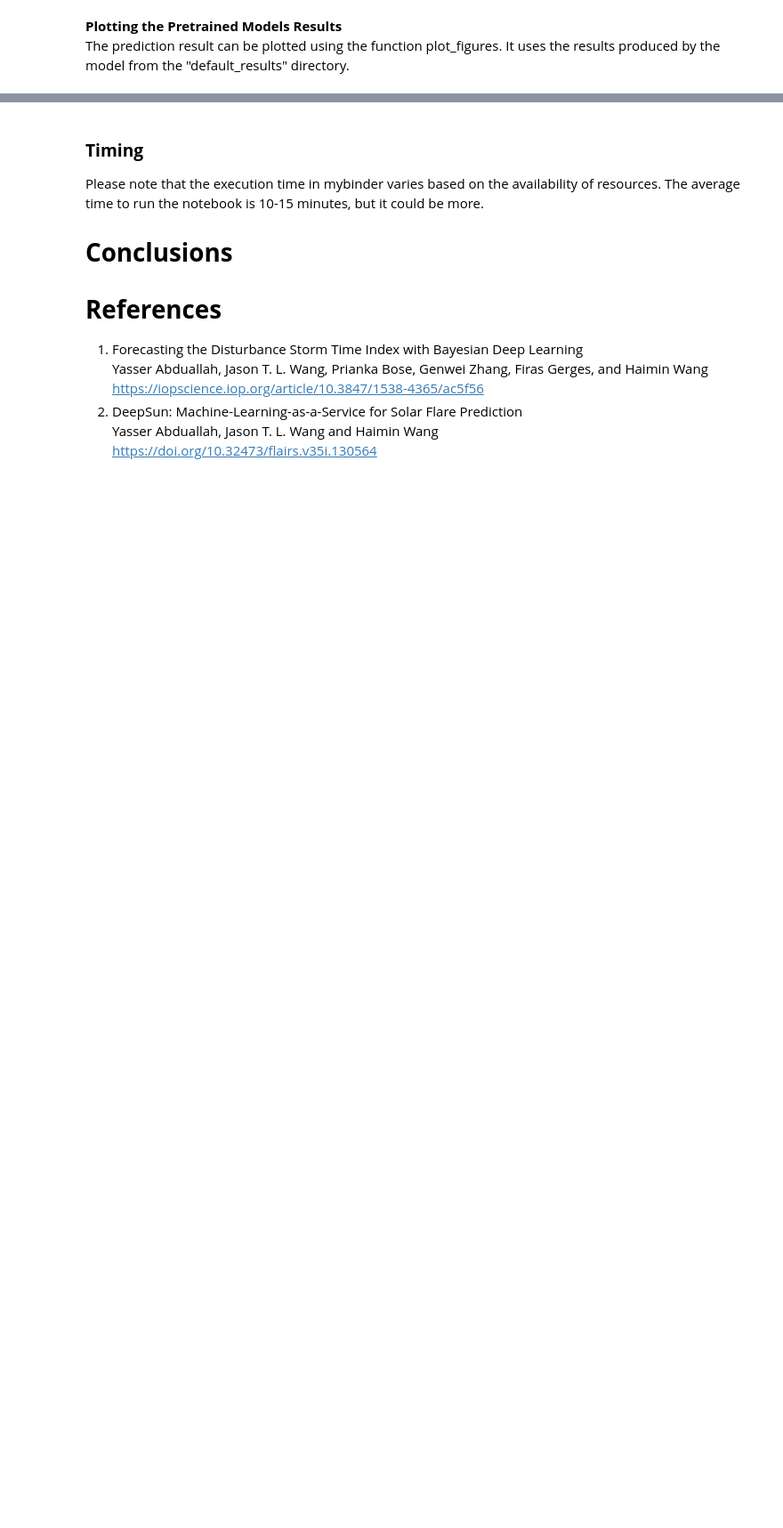
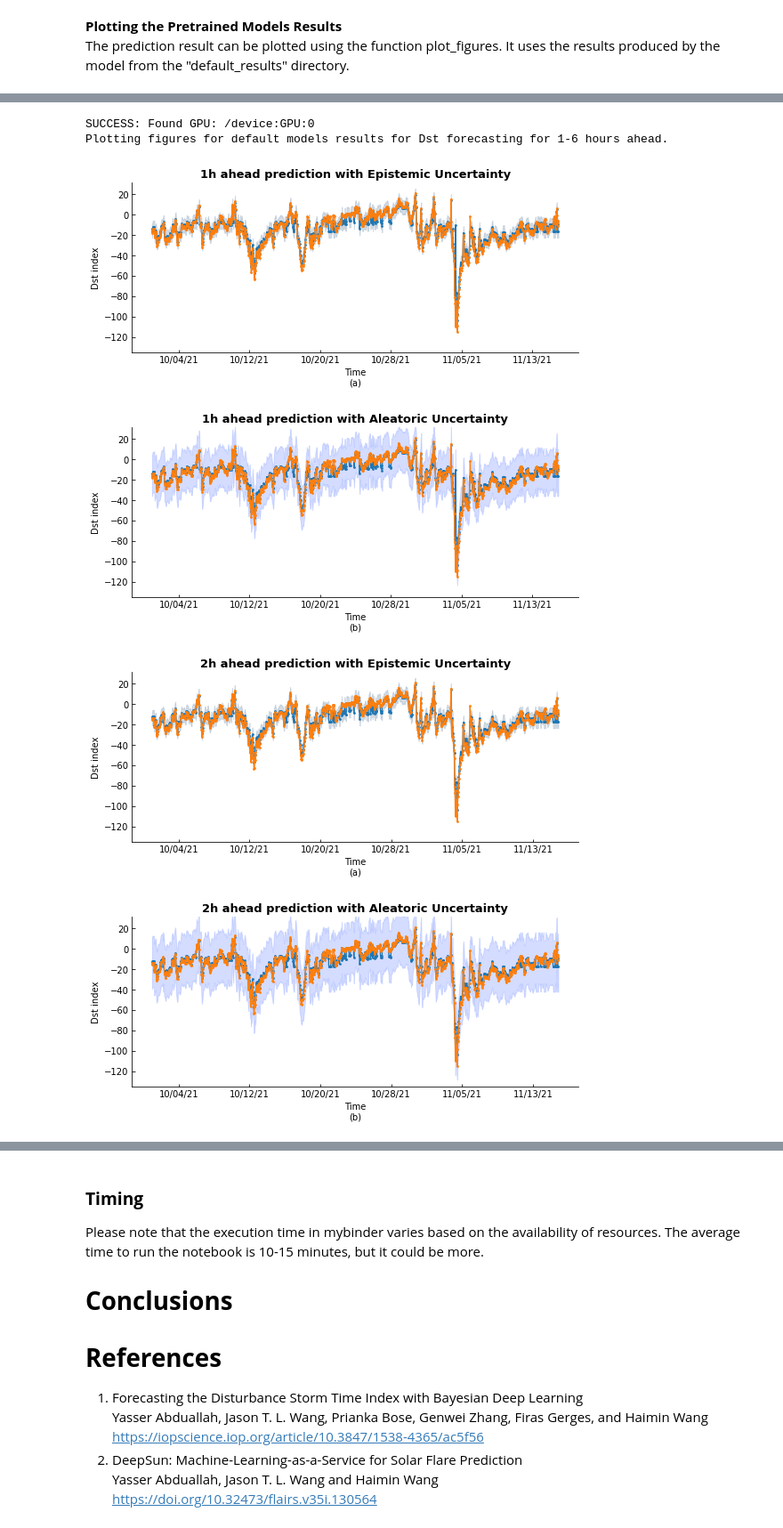
Before and after one commit to ccsc-tools/Dst-prediction, a Jupyter notebook: YA_01_ForecastingDstIndexBayesianDeepLearning.ipynb, the cells around one changed output, grey strips where cells are left out. Shown at 89% size. Drawn from its saved outputs; the diff is of its cells as text; code cells hidden in the pictures; blank space fills up the shorter version.

```diff
--- a/YA_01_ForecastingDstIndexBayesianDeepLearning.ipynb
+++ b/YA_01_ForecastingDstIndexBayesianDeepLearning.ipynb
@@ -276,0 +319,17 @@ plot_figures(start_hour, end_hour+1,show_figures=True,figures_dir = figures_dir,
+# %%
+from DSTT_plot_results_figures import plot_figures
+
+figures_dir='figures'
+results_dir='results'
+print('Plotting figures for default models results for Dst forecasting for 1-6 hours ahead.')
+start_hour=1
+end_hour=6
+
+plot_figures(start_hour, end_hour+1,show_figures=True,figures_dir = figures_dir,results_dir=results_dir)
+# %% [output]
+SUCCESS: Found GPU: /device:GPU:0
+Plotting figures for default models results for Dst forecasting for 1-6 hours ahead.
+[figure, added]
+[figure, added]
+[figure, added]
+[figure, added]
```
Also changed, not shown: parts of 10 cells of this notebook.
